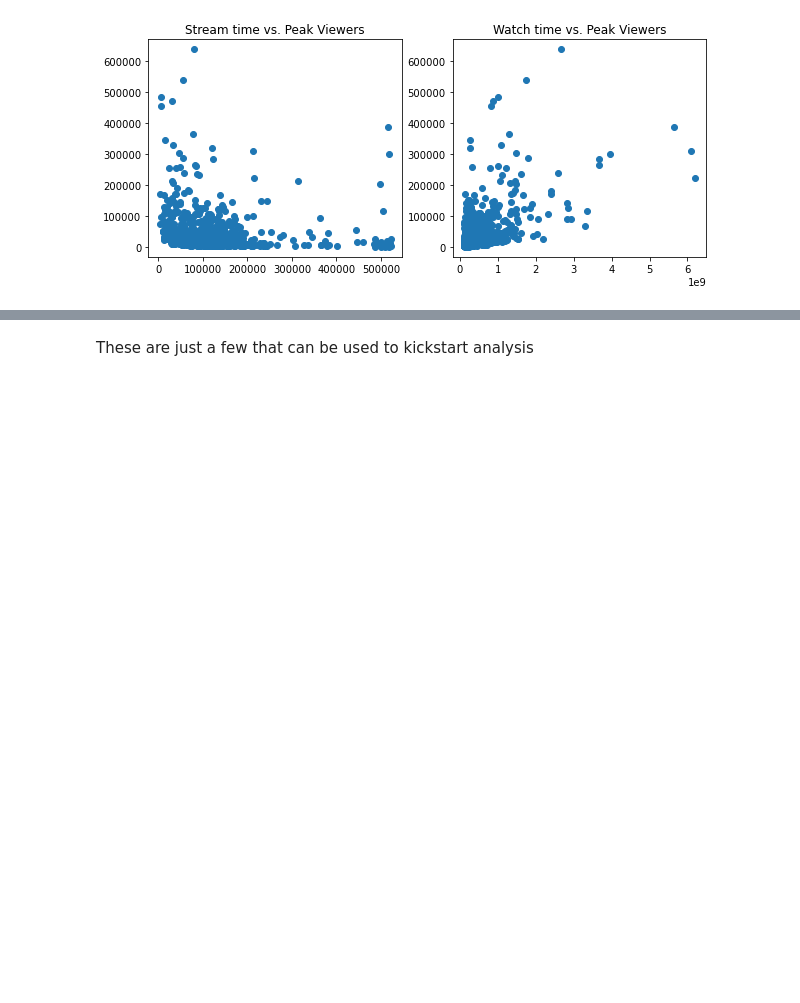
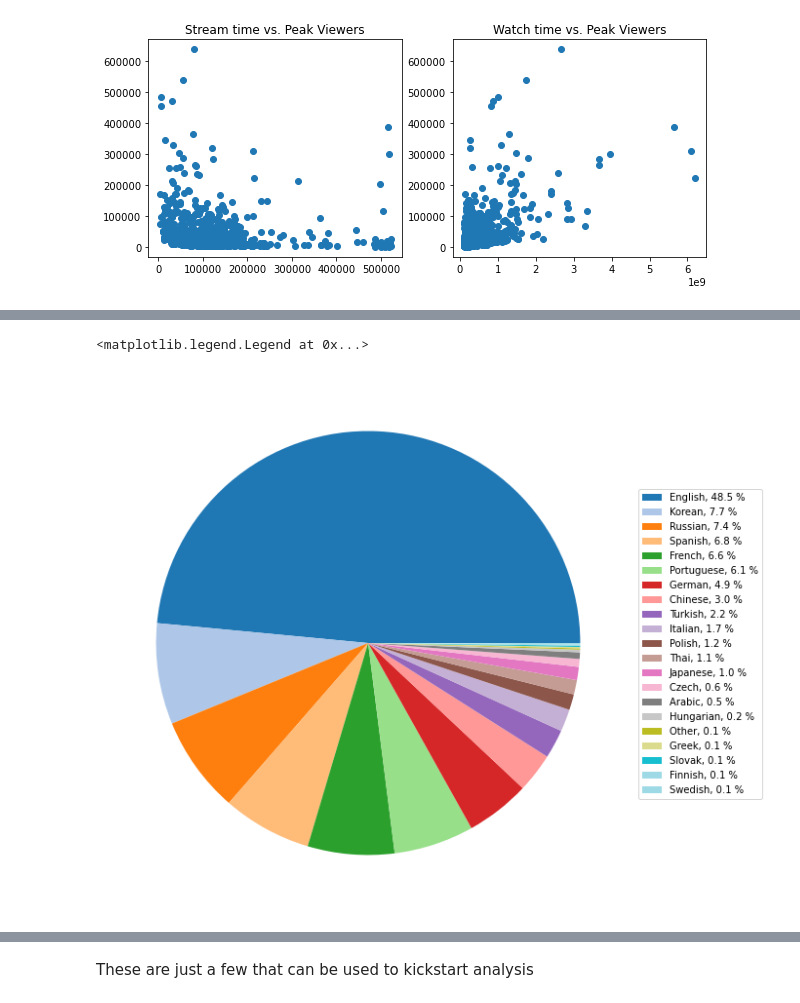
Before and after one commit to BeanutPutters/BeanutPutters.github.io, a Jupyter notebook: project0/Final.ipynb, the cells around one changed output, grey strips where cells are left out. Saved outputs shown, nothing was run; the diff lists cells and outputs as text; code cells hidden in the pictures; blank space fills up the shorter version.

Commit message:
added some colors :D

```diff
--- a/project0/Final.ipynb
+++ b/project0/Final.ipynb
@@ -63,0 +54,4 @@ Text(0.5, 1.0, 'Launguages and Followers')
+# %%
+lang = data["Language"].unique()
+langs = data.groupby(["Language"])["Channel"].count().sort_values(axis=0,ascending=False)
+langs
@@ -63,0 +83,12 @@ Text(0.5, 1.0, 'Launguages and Followers')
+# %%
+cmap = cm.tab20(np.arange(lang.size))
+
+fig1, ax1 = plt.subplots(figsize=(10,10))
+pichart = ax1.pie(langs,colors=cmap)
+percents = langs.values * 100 / langs.values.sum()
+legend = ['%s, %1.1f %%' % (l, s) for l, s in zip(langs.index,percents)]
+plt.legend(labels = legend
+           ,bbox_to_anchor=(1,0.8))
+# %% [output]
+<matplotlib.legend.Legend at 0x...>
+[figure, added]
```
Also changed, not shown: parts of 8 cells of this notebook.
